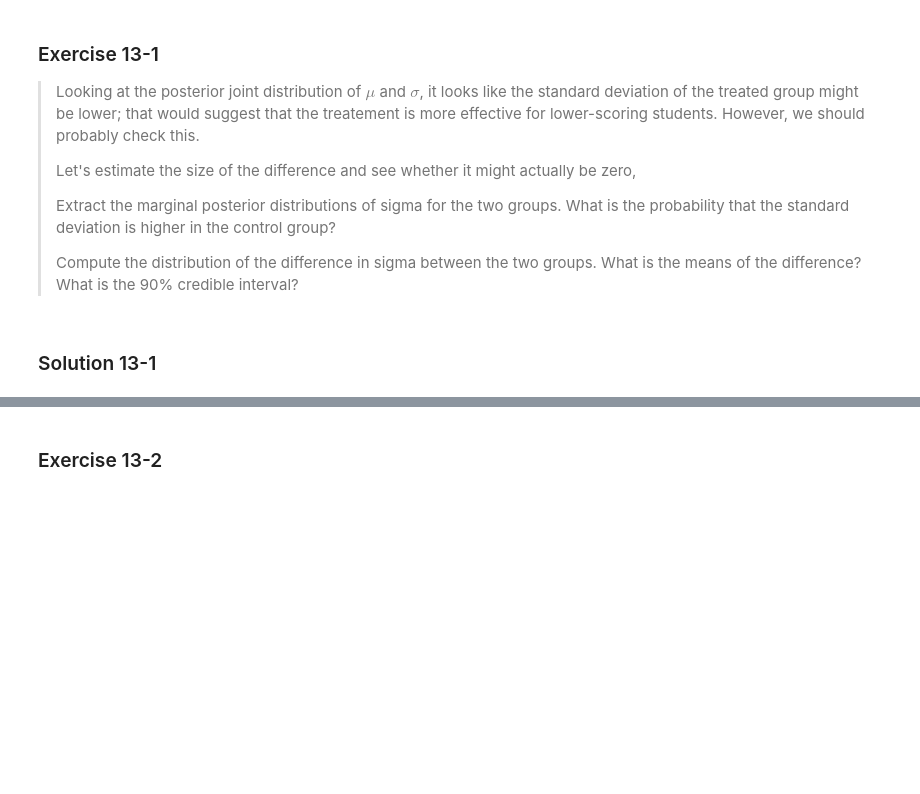
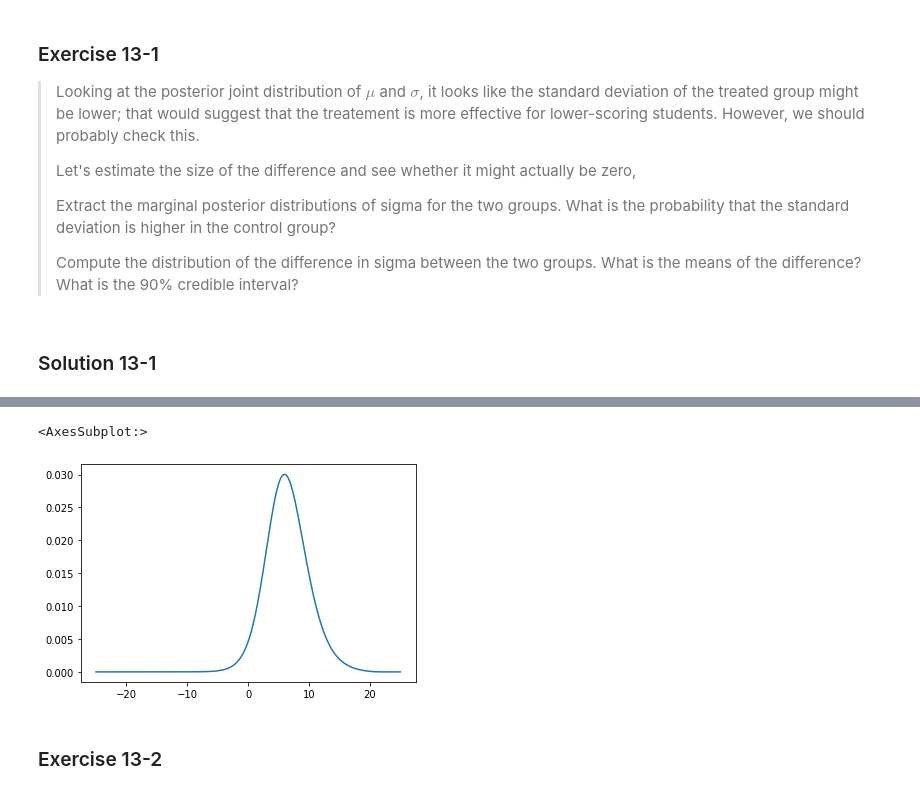
Before and after one commit to EricRobertCampbell/ThinkBayes-notes, a Jupyter notebook: Chapter13-Inference.ipynb, the cells around one changed output, grey strips where cells are left out. Cells and saved outputs as stored; diff of their text form; code cells hidden in the pictures; blank space fills up the shorter version.

```diff
--- a/Chapter13-Inference.ipynb
+++ b/Chapter13-Inference.ipynb
@@ -375,3 +393,9 @@ Although it is not quite clear just from this, in both cases the plots for the o
+# %%
+pmf_diff2.credible_interval(0.9)
+pmf_diff2.plot()
+# %% [output]
+<AxesSubplot:>
+[figure, added]
 # %% [markdown]
 ### Exercise 13-2
 # %% [markdown]
```
Also changed, not shown: parts of 25 cells of this notebook.
